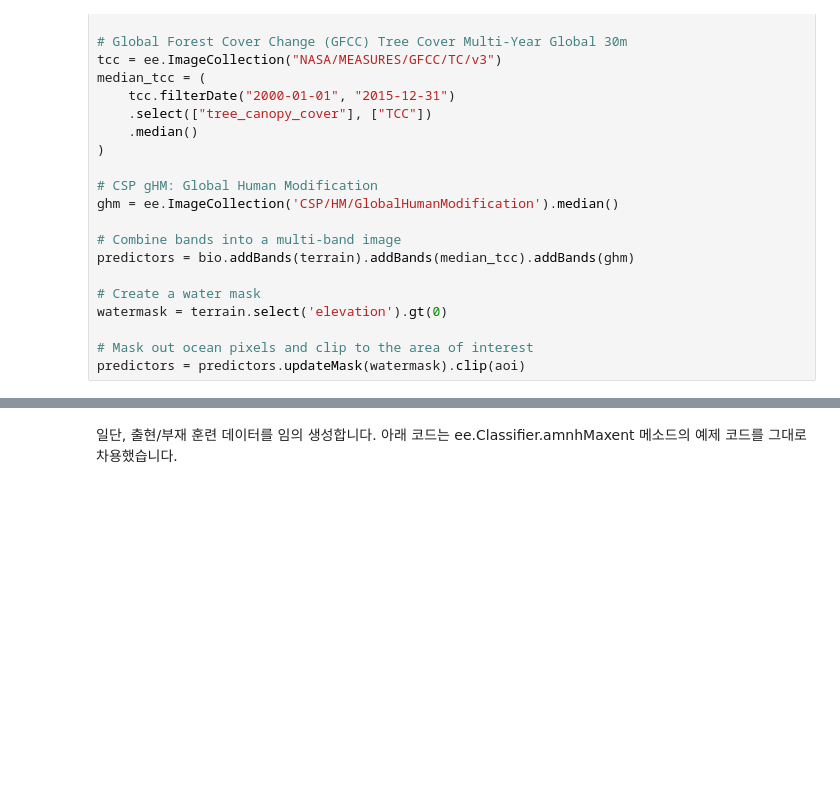
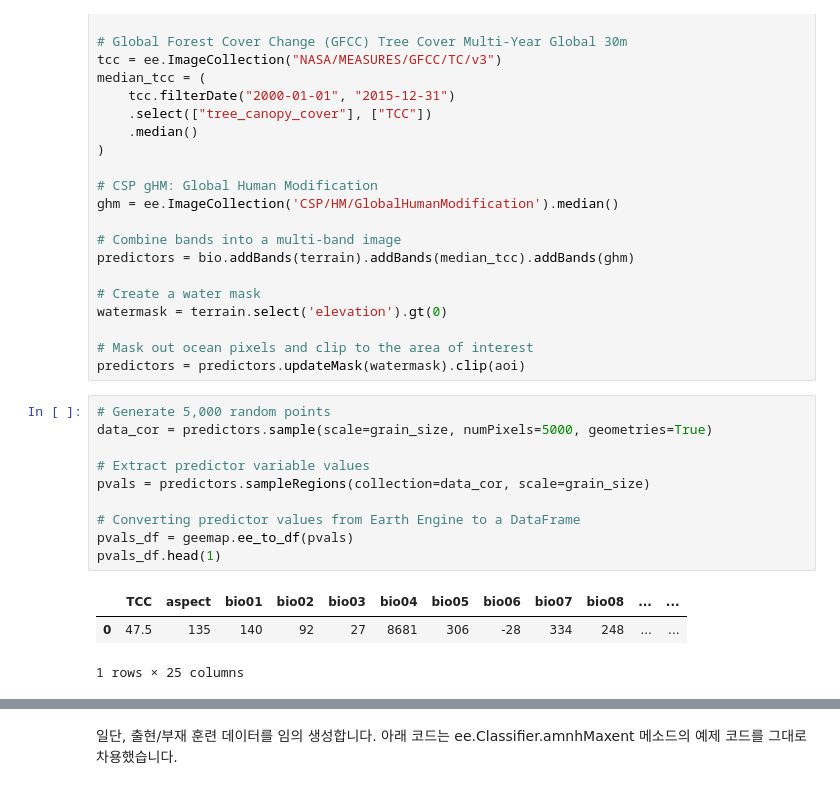
Before and after one commit to osgeokr/GEE-PAM-Book, a Jupyter notebook: Google_Earth_Engine_Maxent를_이용한_종_분포_모델링_Pitta_nympha.ipynb, the cells around one changed output, grey strips where cells are left out. Cells and saved outputs as stored; diff of their text form; blank space fills up the shorter version.

```diff
--- a/Google_Earth_Engine_Maxent를_이용한_종_분포_모델링_Pitta_nympha.ipynb
+++ b/Google_Earth_Engine_Maxent를_이용한_종_분포_모델링_Pitta_nympha.ipynb
@@ -267,3 +268,17 @@ watermask = terrain.select('elevation').gt(0)
 
 # Mask out ocean pixels and clip to the area of interest
 predictors = predictors.updateMask(watermask).clip(aoi)
+# %%
+# Generate 5,000 random points
+data_cor = predictors.sample(scale=grain_size, numPixels=5000, geometries=True)
+
+# Extract predictor variable values
+pvals = predictors.sampleRegions(collection=data_cor, scale=grain_size)
+
+# Converting predictor values from Earth Engine to a DataFrame
+pvals_df = geemap.ee_to_df(pvals)
+pvals_df.head(1)
+# %% [output]
+|  | TCC | aspect | bio01 | bio02 | bio03 | bio04 | bio05 | bio06 | bio07 | bio08 | ... | ... |
+| 0 | 47.5 | 135 | 140 | 92 | 27 | 8681 | 306 | -28 | 334 | 248 | ... | ... |
+1 rows × 25 columns
```
Also changed, not shown: parts of 2 cells of this notebook.
